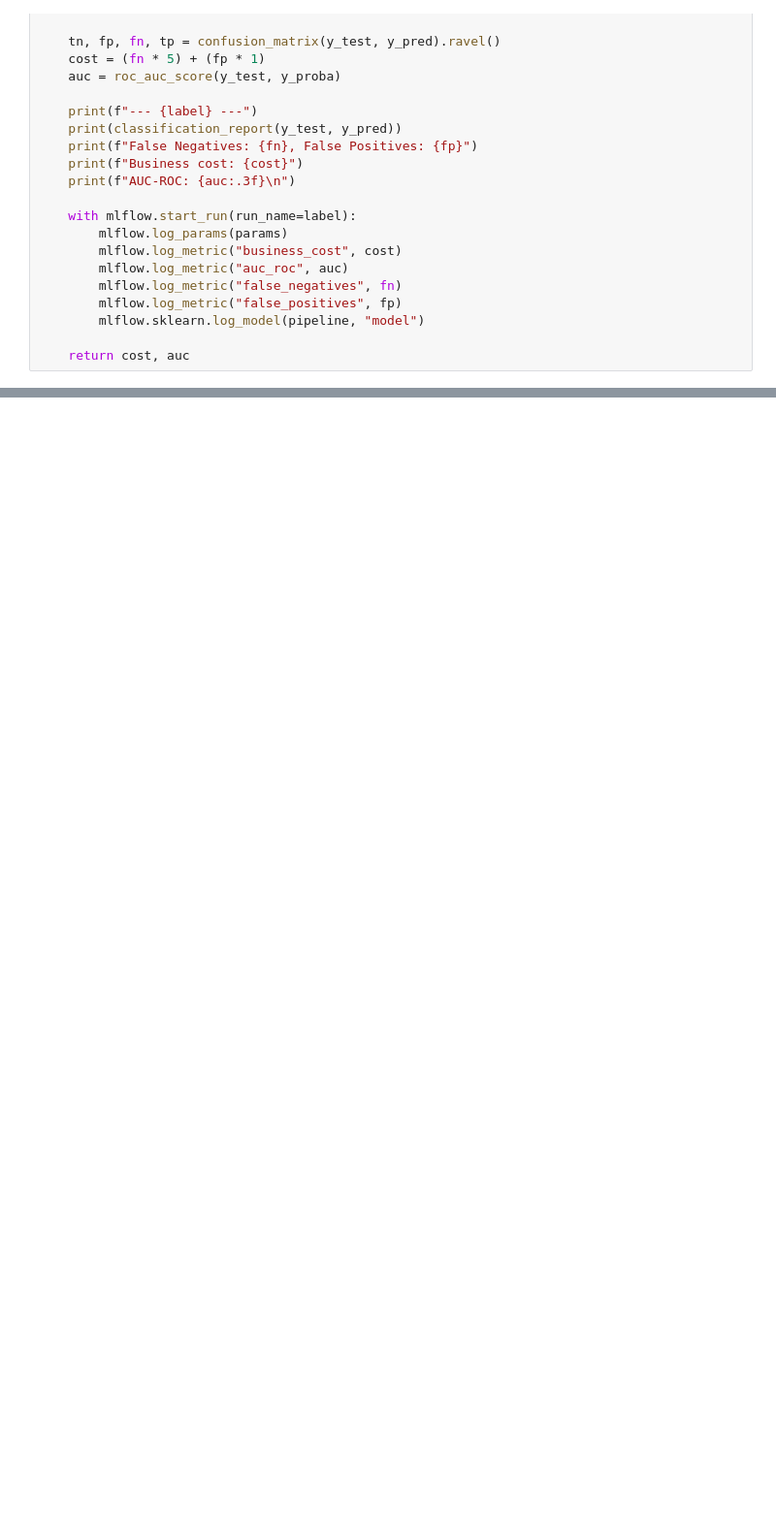
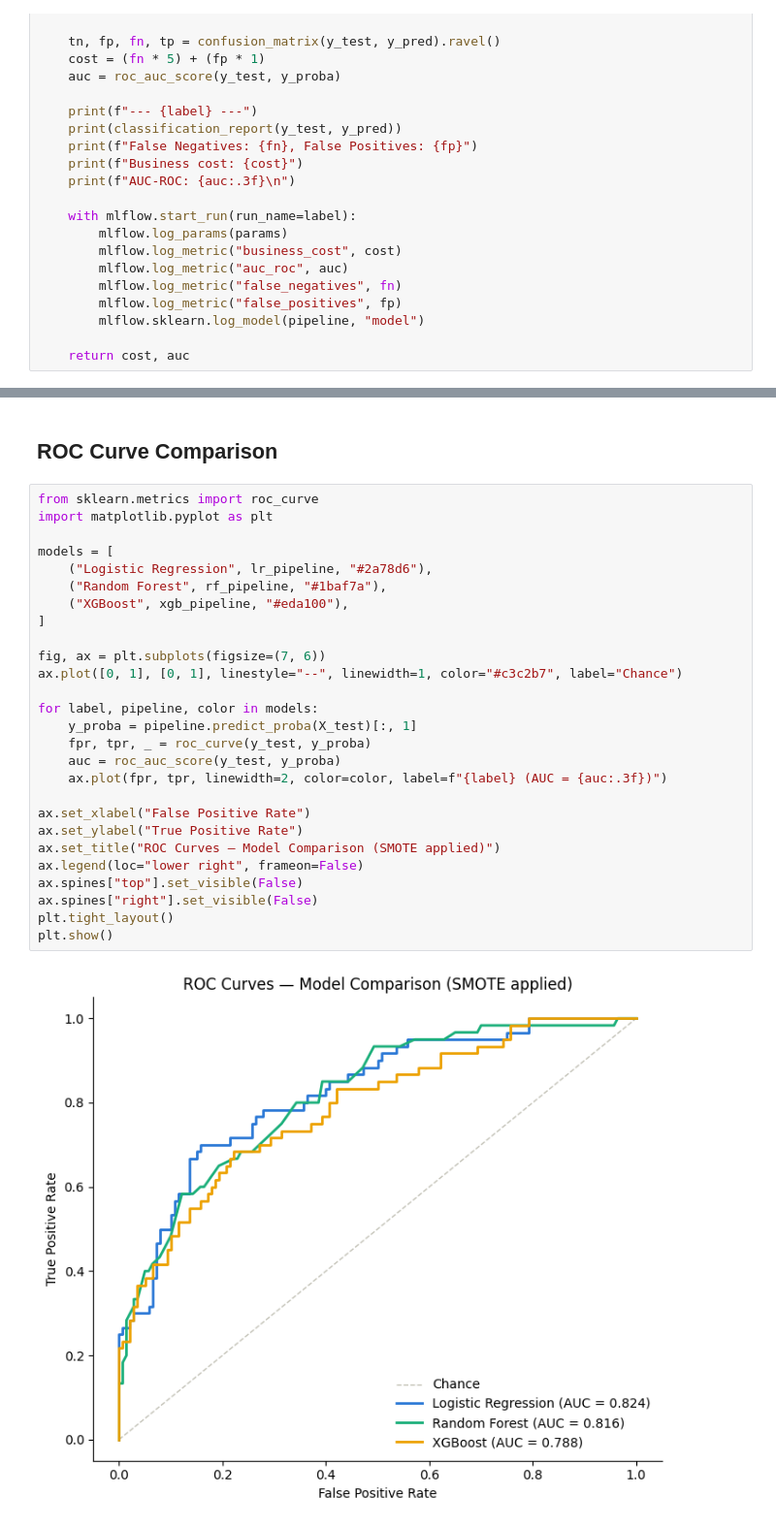
Before and after one commit to Ahmed28phantom/credit-risk-pipeline, a Jupyter notebook: notebooks/03_modeling.ipynb, the cells around one changed output, grey strips where cells are left out. Shown at 97% size. Saved outputs shown, nothing was run; the diff lists cells and outputs as text; blank space fills up the shorter version.

```diff
--- a/notebooks/03_modeling.ipynb
+++ b/notebooks/03_modeling.ipynb
@@ -296,3 +296,34 @@ weighted avg       0.76      0.77      0.76       200
 False Negatives: 27, False Positives: 19
 Business cost: 154
 AUC-ROC: 0.788
+# %% [markdown]
+## ROC Curve Comparison
+# %%
+from sklearn.metrics import roc_curve
+import matplotlib.pyplot as plt
+
+models = [
+    ("Logistic Regression", lr_pipeline, "#2a78d6"),
+    ("Random Forest", rf_pipeline, "#1baf7a"),
+    ("XGBoost", xgb_pipeline, "#eda100"),
+]
+
+fig, ax = plt.subplots(figsize=(7, 6))
+ax.plot([0, 1], [0, 1], linestyle="--", linewidth=1, color="#c3c2b7", label="Chance")
+
+for label, pipeline, color in models:
+    y_proba = pipeline.predict_proba(X_test)[:, 1]
+    fpr, tpr, _ = roc_curve(y_test, y_proba)
+    auc = roc_auc_score(y_test, y_proba)
+    ax.plot(fpr, tpr, linewidth=2, color=color, label=f"{label} (AUC = {auc:.3f})")
+
+ax.set_xlabel("False Positive Rate")
+ax.set_ylabel("True Positive Rate")
+ax.set_title("ROC Curves — Model Comparison (SMOTE applied)")
+ax.legend(loc="lower right", frameon=False)
+ax.spines["top"].set_visible(False)
+ax.spines["right"].set_visible(False)
+plt.tight_layout()
+plt.show()
+# %% [output]
+[figure, added]
```
Also changed, not shown: parts of 2 cells of this notebook.
